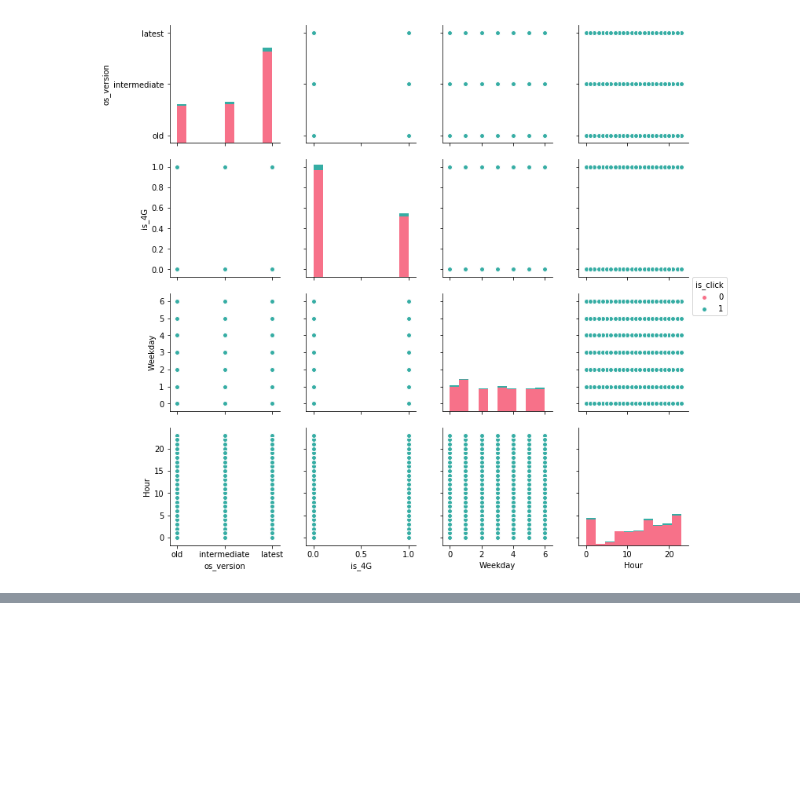
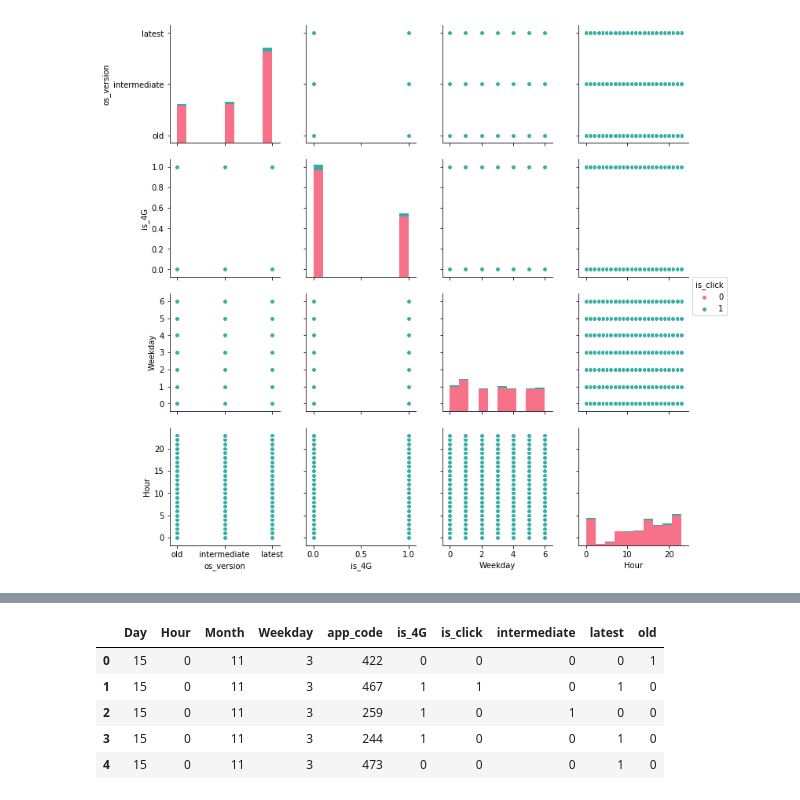
Before and after one commit to snchit/WNS-Analytics-Wizard-2019, a Jupyter notebook: Untitled.ipynb, the cells around one changed output, grey strips where cells are left out. Cells and saved outputs as stored; diff of their text form; code cells hidden in the pictures; blank space fills up the shorter version.

```diff
--- a/Untitled.ipynb
+++ b/Untitled.ipynb
@@ -398,0 +469,12 @@ sns.pairplot(train, hue = 'is_click', vars = ['os_version', 'is_4G', 'Weekday',
+# %%
+# Droping loan_id, dates & other categorical variables
+df1 = df.drop(['impression_id','impression_time_Timestamp','os_version','user_id'],axis=1)
+# %%
+df1.head()
+# %% [output]
+|  | Day | Hour | Month | Weekday | app_code | is_4G | is_click | intermediate | latest | old |
+| 0 | 15 | 0 | 11 | 3 | 422 | 0 | 0 | 0 | 0 | 1 |
+| 1 | 15 | 0 | 11 | 3 | 467 | 1 | 1 | 0 | 1 | 0 |
+| 2 | 15 | 0 | 11 | 3 | 259 | 1 | 0 | 1 | 0 | 0 |
+| 3 | 15 | 0 | 11 | 3 | 244 | 1 | 0 | 0 | 1 | 0 |
+| 4 | 15 | 0 | 11 | 3 | 473 | 0 | 0 | 0 | 1 | 0 |
```
Also changed, not shown: parts of 72 cells of this notebook.
